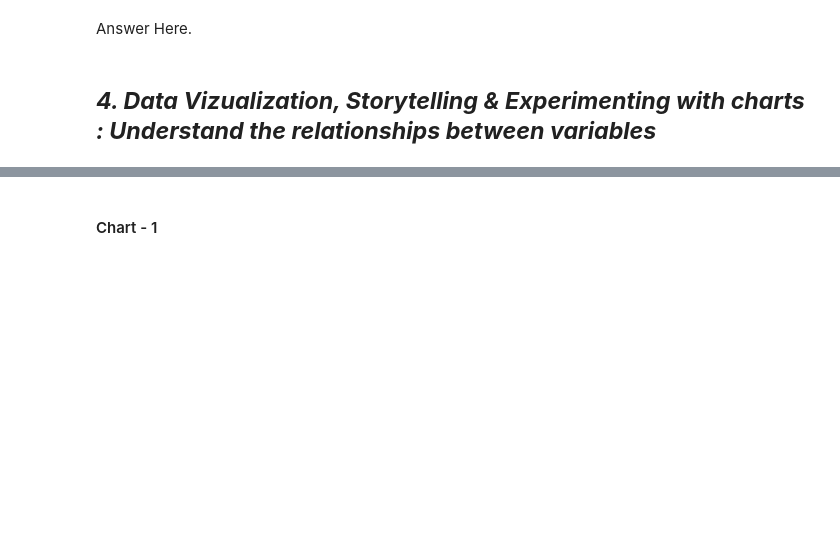
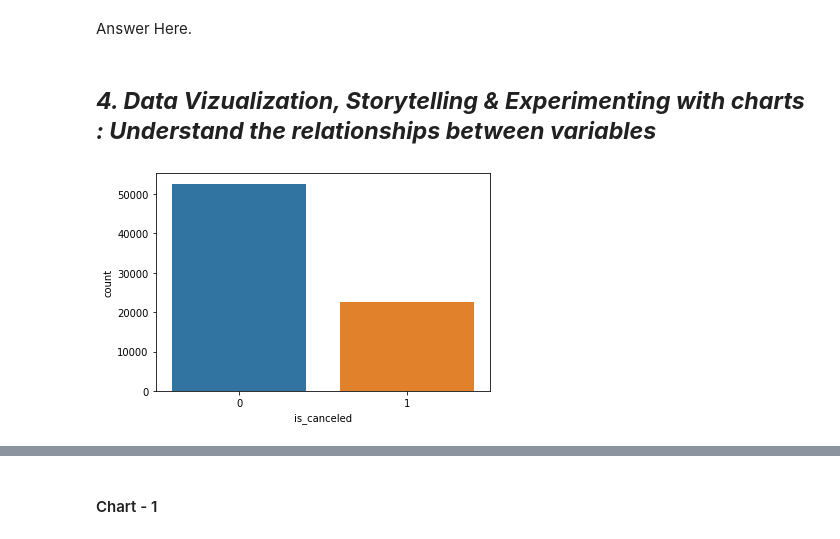
Before and after one commit to pvanand07/EDA-Hotel-Booking-Python, a Jupyter notebook: EDA_Hotel_Booking_Analysis_Almabetter.ipynb, the cells around one changed output, grey strips where cells are left out. Drawn from its saved outputs; the diff is of its cells as text; code cells hidden in the pictures; blank space fills up the shorter version.

```diff
--- a/EDA_Hotel_Booking_Analysis_Almabetter.ipynb
+++ b/EDA_Hotel_Booking_Analysis_Almabetter.ipynb
@@ -125,3 +369,11 @@ Answer Here
 Answer Here.
 # %% [markdown]
 ## ***4. Data Vizualization, Storytelling & Experimenting with charts : Understand the relationships between variables***
+# %%
+# Create a count plot of the is_canceled variable
+sns.countplot(x='is_canceled', data=df_1)
+
+# Show the plot
+plt.show()
+# %% [output]
+[figure, added]
```
Also changed, not shown: parts of 35 cells of this notebook.
